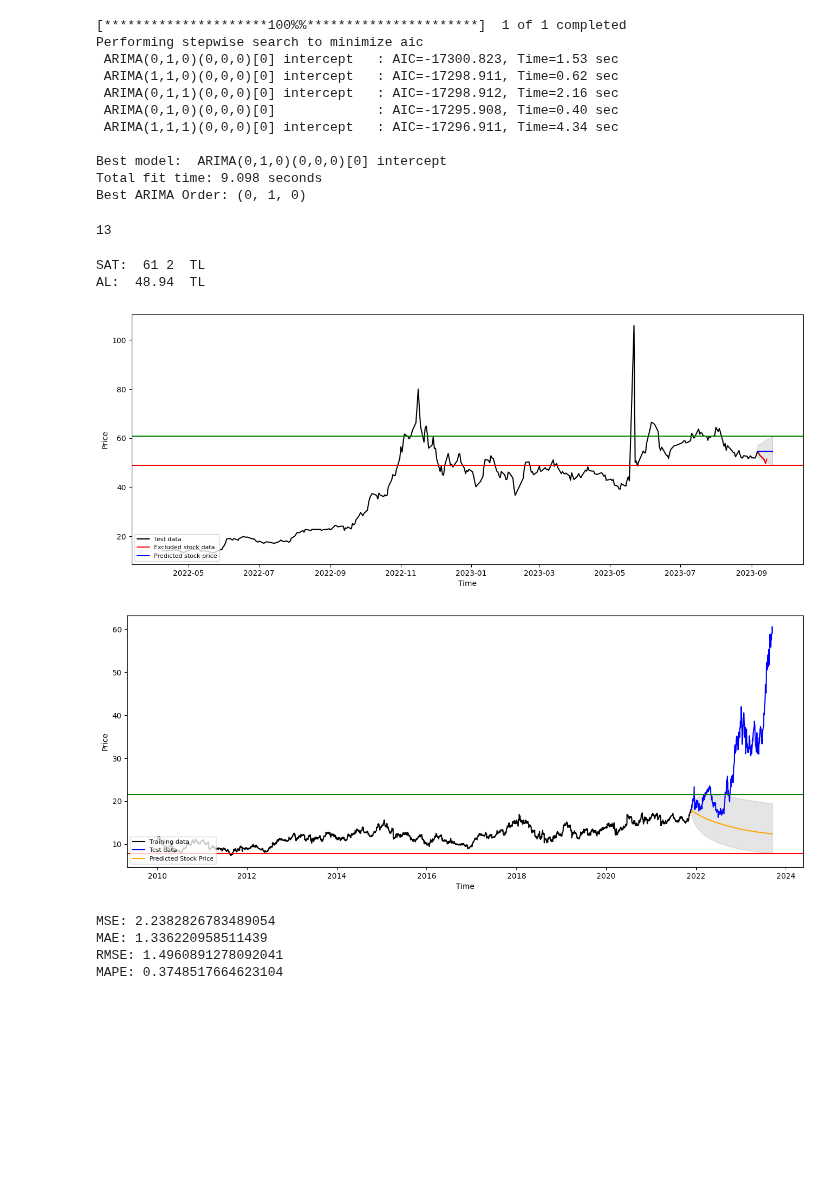
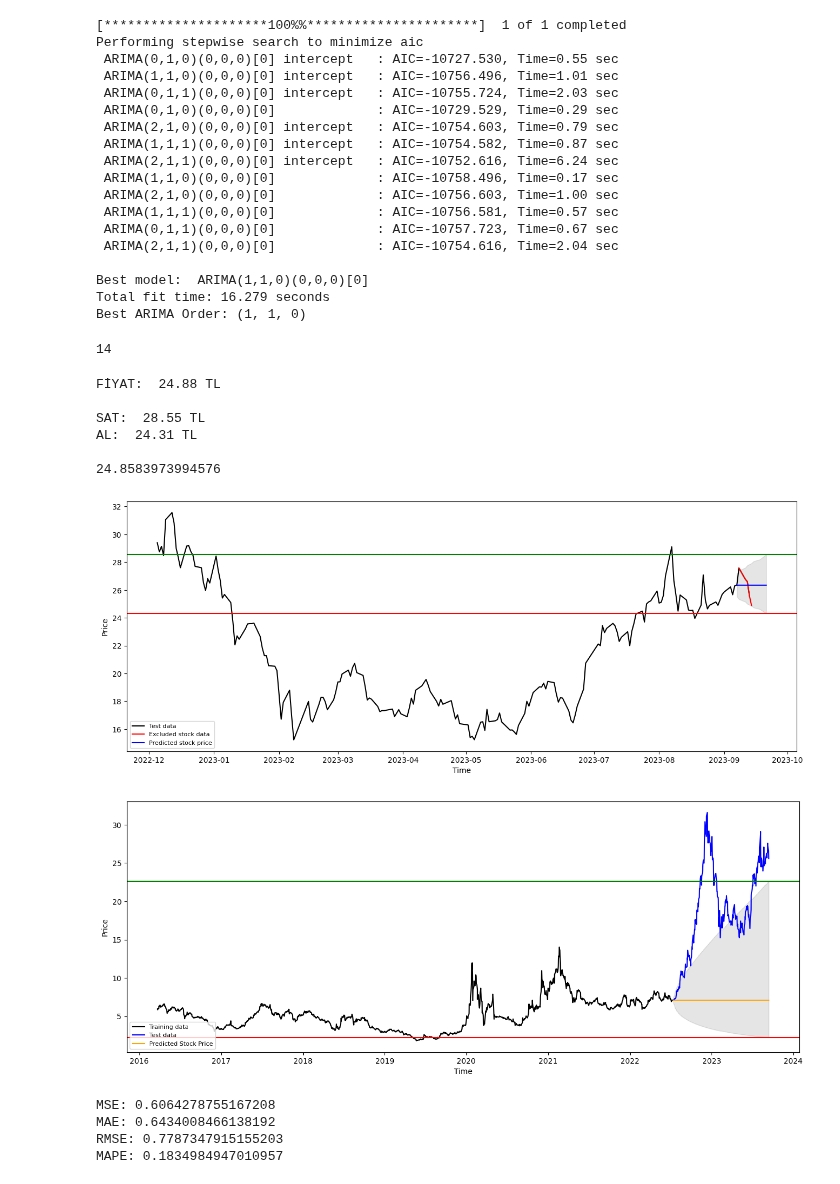
Before and after one commit to erendagasan/Eren-Dagasan-Personal, a Jupyter notebook: ARIMA SONNNNNNNNNNNNNNNNNNNNN.ipynb, the cells around one changed output. Drawn from its saved outputs; the diff is of its cells as text; code cells hidden in the pictures; blank space fills up the shorter version.

```diff
--- a/ARIMA SONNNNNNNNNNNNNNNNNNNNN.ipynb
+++ b/ARIMA SONNNNNNNNNNNNNNNNNNNNN.ipynb
@@ -17,7 +17,7 @@ from sklearn.metrics import mean_squared_error, mean_absolute_error
 import math
 import yfinance as yf
 
-stock = "SASA.IS"
+stock = "TKNSA.IS"
 
 dateparse = lambda dates: pd.datetime.strptime(dates, '%Y-%m-%d')
 stock_data = yf.download(stock, start="2006-01-01", end="2023-09-14")
@@ -44,21 +44,28 @@ print("Best ARIMA Order:", best_order)
 # %% [output]
 [*********************100%%**********************]  1 of 1 completed
 Performing stepwise search to minimize aic
- ARIMA(0,1,0)(0,0,0)[0] intercept   : AIC=-17300.823, Time=1.53 sec
- ARIMA(1,1,0)(0,0,0)[0] intercept   : AIC=-17298.911, Time=0.62 sec
- ARIMA(0,1,1)(0,0,0)[0] intercept   : AIC=-17298.912, Time=2.16 sec
- ARIMA(0,1,0)(0,0,0)[0]             : AIC=-17295.908, Time=0.40 sec
- ARIMA(1,1,1)(0,0,0)[0] intercept   : AIC=-17296.911, Time=4.34 sec
+ ARIMA(0,1,0)(0,0,0)[0] intercept   : AIC=-10727.530, Time=0.55 sec
+ ARIMA(1,1,0)(0,0,0)[0] intercept   : AIC=-10756.496, Time=1.01 sec
+ ARIMA(0,1,1)(0,0,0)[0] intercept   : AIC=-10755.724, Time=2.03 sec
+ ARIMA(0,1,0)(0,0,0)[0]             : AIC=-10729.529, Time=0.29 sec
+ ARIMA(2,1,0)(0,0,0)[0] intercept   : AIC=-10754.603, Time=0.79 sec
+ ARIMA(1,1,1)(0,0,0)[0] intercept   : AIC=-10754.582, Time=0.87 sec
+ ARIMA(2,1,1)(0,0,0)[0] intercept   : AIC=-10752.616, Time=6.24 sec
+ ARIMA(1,1,0)(0,0,0)[0]             : AIC=-10758.496, Time=0.17 sec
+ ARIMA(2,1,0)(0,0,0)[0]             : AIC=-10756.603, Time=1.00 sec
+ ARIMA(1,1,1)(0,0,0)[0]             : AIC=-10756.581, Time=0.57 sec
+ ARIMA(0,1,1)(0,0,0)[0]             : AIC=-10757.723, Time=0.67 sec
+ ARIMA(2,1,1)(0,0,0)[0]             : AIC=-10754.616, Time=2.04 sec
 
-Best model:  ARIMA(0,1,0)(0,0,0)[0] intercept
-Total fit time: 9.098 seconds
-Best ARIMA Order: (0, 1, 0)
+Best model:  ARIMA(1,1,0)(0,0,0)[0]
+Total fit time: 16.279 seconds
+Best ARIMA Order: (1, 1, 0)
 # %%
 from statsmodels.tsa.arima.model import ARIMA
 from datetime import datetime, timedelta
 
 start="2023-08-24"
-end="2023-09-07"
+end="2023-09-08"
 print((pd.Timestamp(end)-pd.Timestamp(start)-pd.Timedelta(1)).days)
 
 stock_data = yf.download(stock, start=start, end=end, progress=False)
@@ -66,7 +73,7 @@ new_date_index = stock_data.index + pd.Timedelta(days=(pd.Timestamp(end)-pd.Time
 model = ARIMA(np.log(stock_data["Close"]), order=best_order)
 fitted = model.fit()
 # %% [output]
-13
+14
 # %%
 forecast_results = fitted.get_forecast(steps=len(stock_data), alpha=0.05)
 
@@ -74,46 +81,52 @@ fc = forecast_results.predicted_mean
 conf = forecast_results.conf_int()
 
 fc_series = pd.Series(fc, index=test_data.index)
-lower_series = pd.Series(conf.iloc[:, 0], index=test_data.index)
-upper_series = pd.Series(conf.iloc[:, 1], index=test_data.index)
+lower_series = pd.DataFrame([new_date_index,conf.iloc[:, 0]]).T
+upper_series = pd.Series(stock_data.index, conf.iloc[:, 1])
 
 plt.figure(figsize=(16,6), dpi=100)
 # plt.plot(np.exp(train_data[3500:]), label='Training data', color="black")
 plt.plot(np.exp(test_data[100:]), color='black', label='Test data')
 
 # plt.plot(test_data.index, np.exp(fc), color='orange', label='Predicted Stock Price')  # Convert back to original scale
 # plt.fill_between(test_data.index, np.exp(conf.iloc[:, 0]), np.exp(conf.iloc[:, 1]),
 #                  color='k', alpha=.10)
 
 
 from datetime import datetime, timedelta
 today = datetime.now()
 tomorrow = today + timedelta(days=1)
 formatted_date = tomorrow.strftime("%Y-%m-%d")
+today = today.strftime("%Y-%m-%d")
 
 stock_data = yf.download(stock, start=end, end=formatted_date, progress=False)
-plt.plot(stock_data["Close"], color='red', label='Excluded stock data')
+plt.plot(stock_data.index, stock_data["Close"], color='red', label='Excluded stock data')
 
 plt.plot(new_date_index, np.exp(fc), color='blue', label='Predicted stock price')  # Convert back to original scale
 plt.fill_between(new_date_index, np.exp(conf.iloc[:, 0]), np.exp(conf.iloc[:, 1]),
                  color='k', alpha=.10)
 
-
 plt.axhline(np.exp(conf.iloc[:, 1].max()), color="green")
 plt.axhline(np.exp(conf.iloc[:, 0].min()), color="red")
 
-print("SAT: ", round(np.exp(conf.iloc[:, 1].max())),2, " TL")
-print("AL: ", round(np.exp(conf.iloc[:, 0].min()),2), " TL\n")
+print("FİYAT: ", round(stock_data["Close"].iloc[-1], 2), "TL\n")
+print("SAT: ", round(np.exp(conf.iloc[:, 1].max()), 2), "TL")
+print("AL: ", round(np.exp(conf.iloc[:, 0].min()), 2), "TL\n")
+print("Günlük AL noktası: ", round(np.exp(float(lower_series[1][lower_series[0] == pd.Timestamp(today)])), 2))
 
 plt.xlabel('Time')
 plt.ylabel('Price')
 
 plt.legend(loc='lower left', fontsize=8)
 plt.show()
 # %% [output]
-SAT:  61 2  TL
-AL:  48.94  TL
+FİYAT:  24.88 TL
+
+SAT:  28.55 TL
+AL:  24.31 TL
+
+24.8583973994576
-[figure, old version]
+[figure, new version]
 # %%
 model = ARIMA(train_data, order=best_order)
 fitted = model.fit()
@@ -145,7 +158,7 @@ plt.ylabel('Price')
 plt.legend(loc='lower left', fontsize=8)
 plt.show()
 # %% [output]
-[figure, old version]
+[figure, new version]
 # %%
 # report performance
 mse = mean_squared_error(test_data, fc)
@@ -157,10 +170,10 @@ print('RMSE: '+str(rmse))
 mape = np.mean(np.abs(fc.to_numpy() - test_data)/np.abs(test_data))
 print('MAPE: '+str(mape))
 # %% [output]
-MSE: 2.2382826783489054
-MAE: 1.336220958511439
-RMSE: 1.4960891278092041
-MAPE: 0.3748517664623104
+MSE: 0.6064278755167208
+MAE: 0.6434008466138192
+RMSE: 0.7787347915155203
+MAPE: 0.1834984947010957
 # %%
 forecast_results = fitted.get_forecast(steps=len(test_data), alpha=0.05)
 
```
